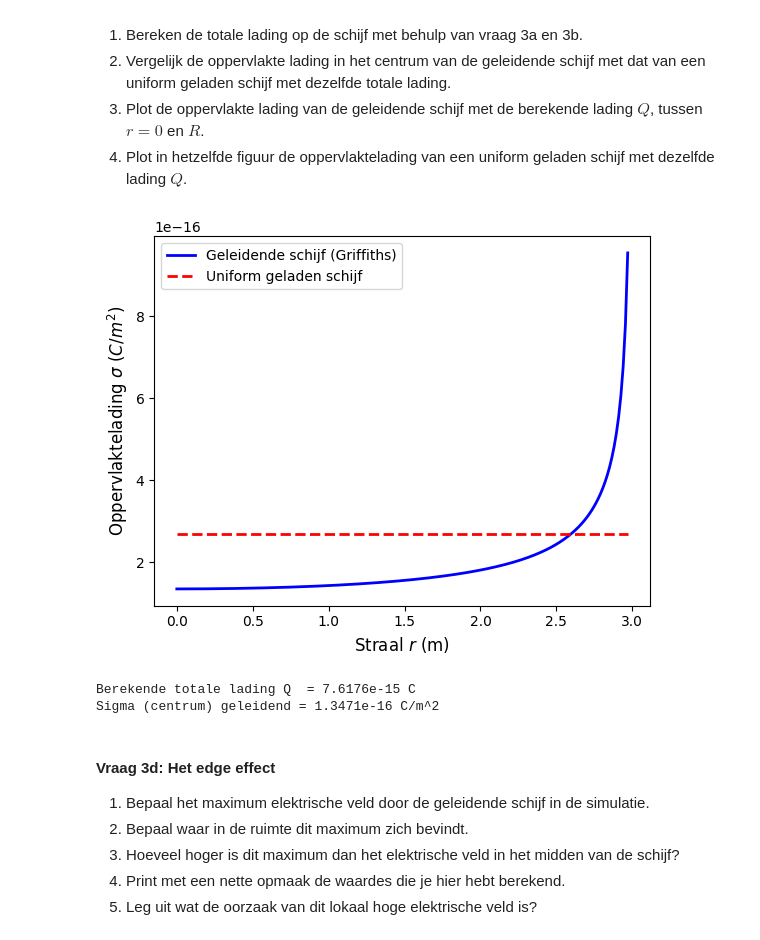
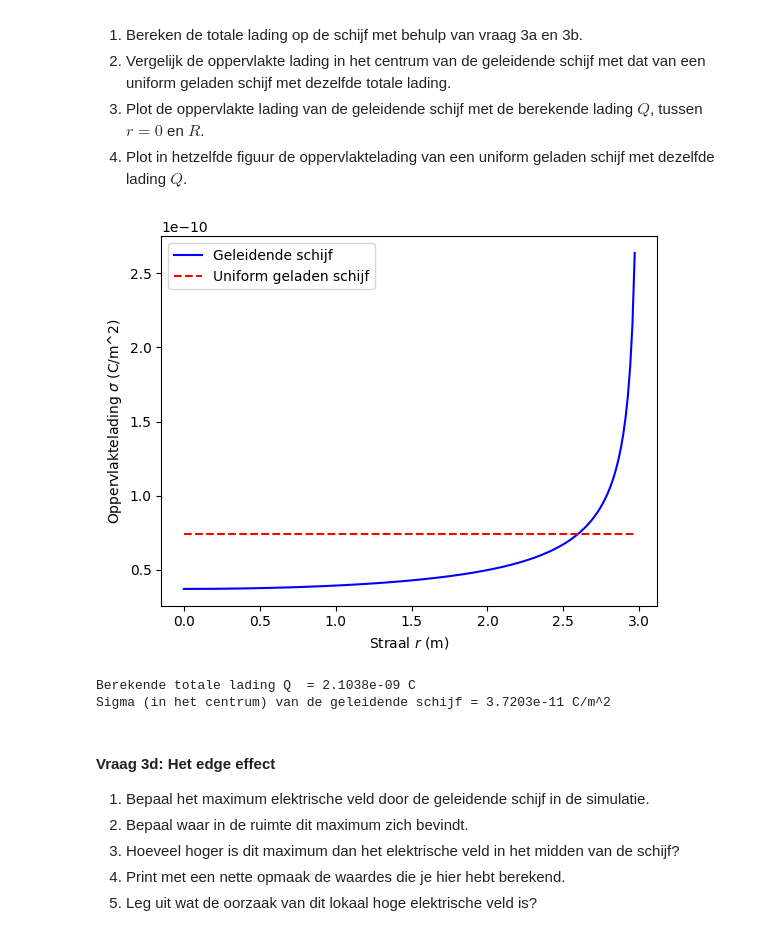
Before and after one commit to cedricleiden/DEF-D-opdrachten-Cedric-Peignier, a Jupyter notebook: DigitaleOntwerpopdrachten/1CondensatorOpdracht/CondensatorOntwerpopdracht(3&4 opnieuw).ipynb, the cells around one changed output. Cells and saved outputs as stored; diff of their text form; code cells hidden in the pictures.

```diff
--- a/DigitaleOntwerpopdrachten/1CondensatorOpdracht/CondensatorOntwerpopdracht(3&4 opnieuw).ipynb
+++ b/DigitaleOntwerpopdrachten/1CondensatorOpdracht/CondensatorOntwerpopdracht(3&4 opnieuw).ipynb
@@ -470,6 +451,6 @@ Veldsterkte |E| op as =   1.52e-05 V/m
 *Geef in deze markdown cel je antwoord op 3b.1.* $$\sigma = \epsilon_0 \cdot E_z$$
 # %%
 
-sigma_midden = epsilon0*E_veld_waarde
-print(f"De benadering van de oppervlakte lading = {sigma_midden:.2e} C/m^2")
+sigma_midden = epsilon0*Emax
+print("De benadering van de oppervlakte lading = %.3e C/m^2" % sigma_midden)
 # %% [output]
@@ -486,36 +467,30 @@ $$\sigma(r) = \frac{Q}{2 \pi R \sqrt{R^2 - r^2}}$$
 4. Plot in hetzelfde figuur de oppervlaktelading van een uniform geladen schijf met dezelfde lading $Q$.
 # %%
 
-R = disk_radius  # Straal van de schijf uit je eerdere code
+R = disk_radius
 
-# Omgezet naar Q: in de formule r = o ingevuld zodat we makkelijk Q_totaal kunnen bepalen
-# want sigma hebben we al
-Q_totaal = sigma_midden * (2 * np.pi * R**2)
+Q = sigma_midden * (2 * np.pi * (R**2))
 
-r_plot = np.linspace(0, R * 0.99, 200) # r van 0 tot 99% van de straal (ivm asymptoot)
+r_plot = np.linspace(0, R * 0.99, 200)
+sigma_r = Q/(2 * np.pi * R * np.sqrt((R**2)-(r_plot**2)))
 
-# Theoretische verdeling voor een geleidende schijf zie formule boven in de opdracht
-sigma_geleidend = Q_totaal / (2 * np.pi * R * np.sqrt(R**2 - r_plot**2))
+sigma_unif = Q / (np.pi * R**2)
+sigma_uniform = np.linspace(sigma_unif,sigma_unif,200)
 
-# Verdeling voor een uniform geladen schijf (constante waarde)
-sigma_uniform_waarde = Q_totaal / (np.pi * R**2)
-sigma_uniform = np.linspace(sigma_uniform_waarde, sigma_uniform_waarde, 200)
-
-
-#plot
-plt.plot(r_plot, sigma_geleidend, label='Geleidende schijf (Griffiths)', color='blue', linewidth=2)
-plt.plot(r_plot, sigma_uniform, label='Uniform geladen schijf', color='red', linestyle='--', linewidth=2)
-plt.xlabel('Straal $r$ (m)', fontsize=12)
-plt.ylabel('Oppervlaktelading $\sigma$ ($C/m^2$)', fontsize=12)
+plt.plot(r_plot, sigma_r, 'b', label='Geleidende schijf')
+plt.plot(r_plot, sigma_uniform, 'r--', label='Uniform geladen schijf')
+plt.xlabel('Straal $r$ (m)')
+plt.ylabel('Oppervlaktelading $\sigma$ (C/m^2)')
 plt.legend()
 plt.show()
 
-print(f"Berekende totale lading Q  = {Q_totaal:.4e} C")
-print(f"Sigma (centrum) geleidend = {sigma_midden:.4e} C/m^2")
+
+print("Berekende totale lading Q  = %.4e C" % Q)
+print("Sigma (in het centrum) van de geleidende schijf = %.4e C/m^2" % sigma_midden)
 # %% [output]
-[figure, old version]
+[figure, new version]
-Berekende totale lading Q  = 7.6176e-15 C
-Sigma (centrum) geleidend = 1.3471e-16 C/m^2
+Berekende totale lading Q  = 2.1038e-09 C
+Sigma (in het centrum) van de geleidende schijf = 3.7203e-11 C/m^2
 # %% [markdown]
 #### Vraag 3d: Het edge effect
 
```
Also changed, not shown: parts of 4 cells of this notebook.
